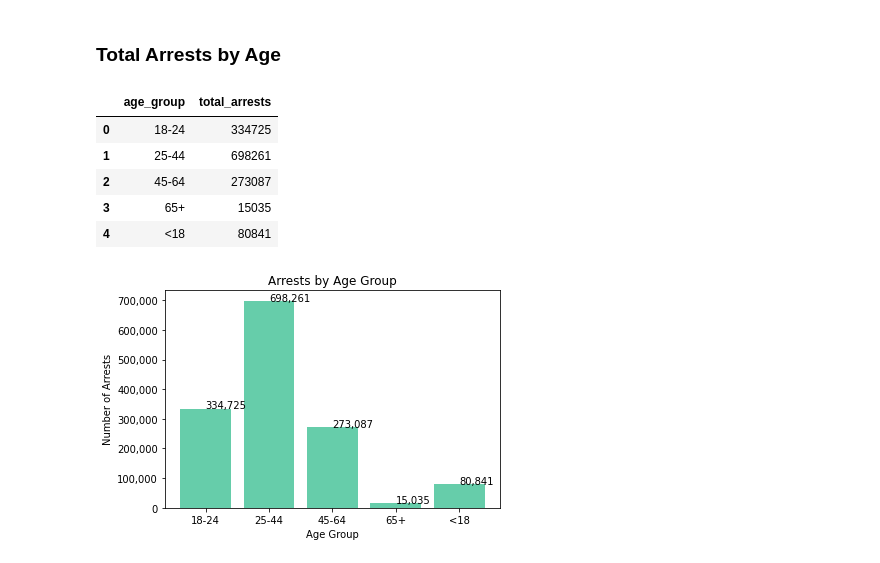
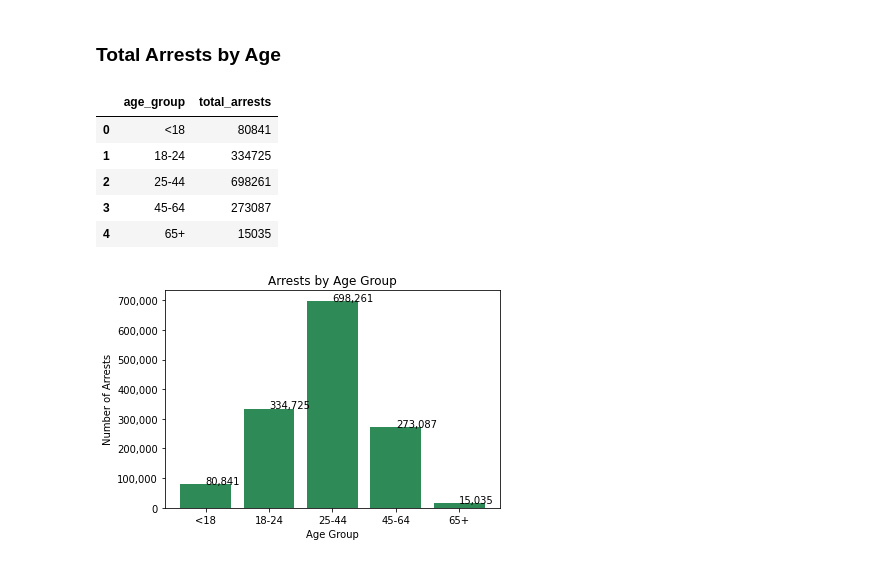
Before and after one commit to AmitSamra/NYC_Crime, a Jupyter notebook: nyc_crime_python.ipynb, the cells around one changed output. Drawn from its saved outputs; the diff is of its cells as text; code cells hidden in the pictures.

Commit message:
Added felony arrests by age

```diff
--- a/nyc_crime_python.ipynb
+++ b/nyc_crime_python.ipynb
@@ -687,31 +687,32 @@ plt.show()
 # %%
 df_age = df.groupby('age_group', as_index=False)
 df_age = df_age.size()
+df_age = df_age.rename(columns={'size':'total_arrests'})
+df_age = df_age.iloc[df_age['age_group'].ne('<18').argsort()]
 df_age = df_age.reset_index(drop=True)
-df_age = df_age.rename(columns={'size':'total_arrests'})
 df_age
 # %% [output]
 |  | age_group | total_arrests |
-| 0 | 18-24 | 334725 |
-| 1 | 25-44 | 698261 |
-| 2 | 45-64 | 273087 |
-| 3 | 65+ | 15035 |
-| 4 | <18 | 80841 |
+| 0 | <18 | 80841 |
+| 1 | 18-24 | 334725 |
+| 2 | 25-44 | 698261 |
+| 3 | 45-64 | 273087 |
+| 4 | 65+ | 15035 |
 # %%
 fig, ax = plt.subplots()
-ax.bar(df_age.age_group, df_age.total_arrests, color='mediumaquamarine')
+ax.bar(df_age.age_group, df_age.total_arrests, color='seagreen')
 ax.set_xlabel('Age Group')
 ax.set_ylabel('Number of Arrests')
 ax.set_title('Arrests by Age Group')
 plt.xticks(rotation=0)
 
 ax.yaxis.set_major_formatter(
 ticker.FuncFormatter(lambda y,p: format(int(y), ','))
 )
 
 for i,j in zip(df_age.age_group, df_age.total_arrests):
     ax.annotate(format(j, ','), xy=(i,j))
 
 plt.show()
 # %% [output]
-[figure, old version]
+[figure, new version]
```
Also changed, not shown: parts of 3 cells of this notebook.
